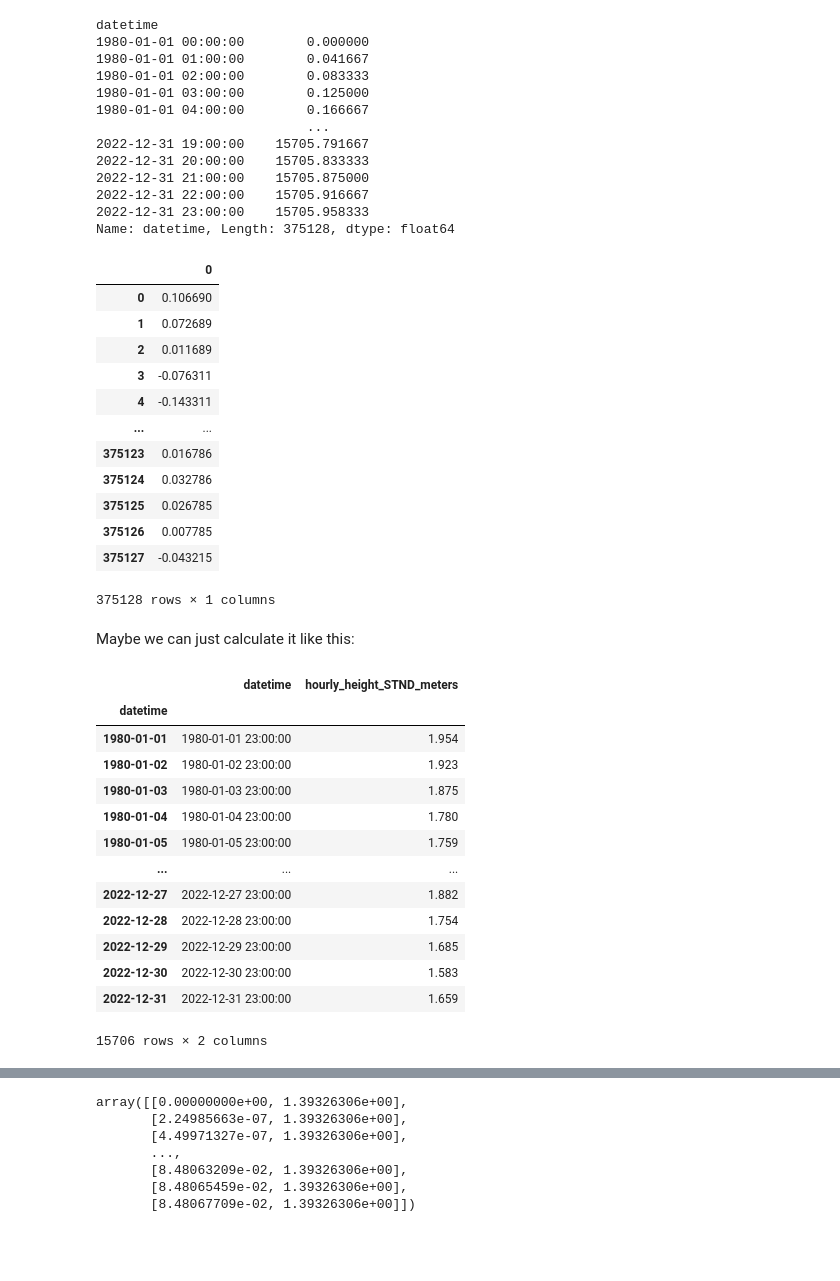
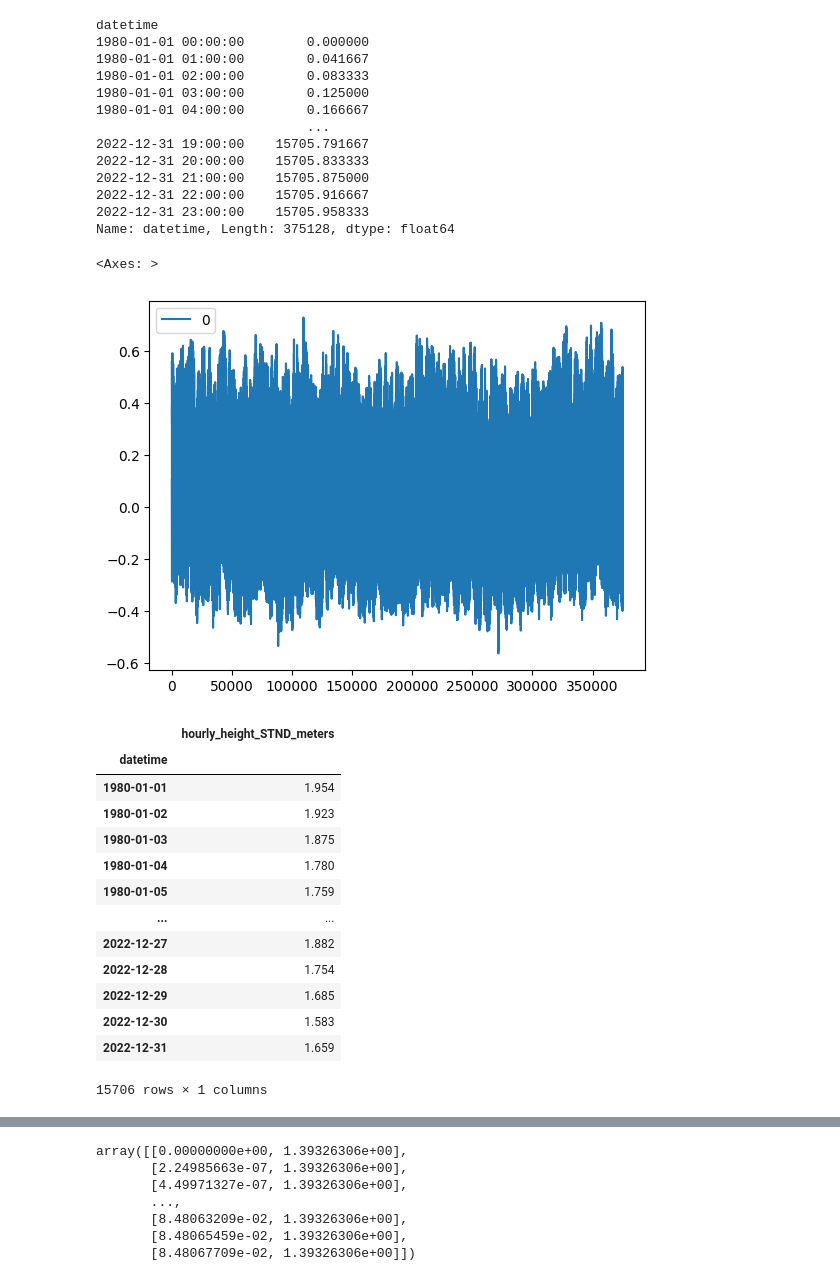
Before and after one commit to asascience/ncdis, a Jupyter notebook: dataprep/dataprep.ipynb, the cells around one changed output, grey strips where cells are left out. Saved outputs shown, nothing was run; the diff lists cells and outputs as text; code cells hidden in the pictures; blank space fills up the shorter version.

```diff
--- a/dataprep/dataprep.ipynb
+++ b/dataprep/dataprep.ipynb
@@ -1,13 +1,12 @@
 # %%
 import pandas as pd
+import numpy as np
 
 data = pd.read_csv('1612340_19800101_20221231.csv')
 st = data['datetime'].iloc[0]
 st
 data['datetime'] = pd.to_datetime(data['datetime'])
 data.index = pd.DatetimeIndex(data.datetime)
-data = data.dropna()
-#data.plot()
-
-data['datetime'].isnull().values.any()
+data = data.drop(columns=['datetime']).dropna()
+data
 # %% [output]
@@ -50,37 +66,25 @@ from scipy import signal
 detrended = signal.detrend(SL)
 
 detrended_df = pd.DataFrame(detrended)
-detrended_df
+detrended_df.plot()
 # %% [output]
-|  | 0 |
-| 0 | 0.106690 |
-| 1 | 0.072689 |
-| 2 | 0.011689 |
-| 3 | -0.076311 |
-| 4 | -0.143311 |
-| ... | ... |
-| 375123 | 0.016786 |
-| 375124 | 0.032786 |
-| 375125 | 0.026785 |
-| 375126 | 0.007785 |
-| 375127 | -0.043215 |
-375128 rows × 1 columns
+<Axes: >
+[figure, added]
-# %% [markdown]
-Maybe we can just calculate it like this:
 # %%
-data.resample('D').max()
+dailyMax = data.resample('D').max()
+dailyMax
 # %% [output]
-|  | datetime | hourly_height_STND_meters |
-| datetime |  |  |
-| 1980-01-01 | 1980-01-01 23:00:00 | 1.954 |
-| 1980-01-02 | 1980-01-02 23:00:00 | 1.923 |
-| 1980-01-03 | 1980-01-03 23:00:00 | 1.875 |
-| 1980-01-04 | 1980-01-04 23:00:00 | 1.780 |
-| 1980-01-05 | 1980-01-05 23:00:00 | 1.759 |
-| ... | ... | ... |
-| 2022-12-27 | 2022-12-27 23:00:00 | 1.882 |
-| 2022-12-28 | 2022-12-28 23:00:00 | 1.754 |
-| 2022-12-29 | 2022-12-29 23:00:00 | 1.685 |
-| 2022-12-30 | 2022-12-30 23:00:00 | 1.583 |
-| 2022-12-31 | 2022-12-31 23:00:00 | 1.659 |
+|  | hourly_height_STND_meters |
+| datetime |  |
+| 1980-01-01 | 1.954 |
+| 1980-01-02 | 1.923 |
+| 1980-01-03 | 1.875 |
+| 1980-01-04 | 1.780 |
+| 1980-01-05 | 1.759 |
+| ... | ... |
+| 2022-12-27 | 1.882 |
+| 2022-12-28 | 1.754 |
+| 2022-12-29 | 1.685 |
+| 2022-12-30 | 1.583 |
+| 2022-12-31 | 1.659 |
-15706 rows × 2 columns
+15706 rows × 1 columns
```
Also changed, not shown: parts of 9 cells of this notebook, 1 other file.
